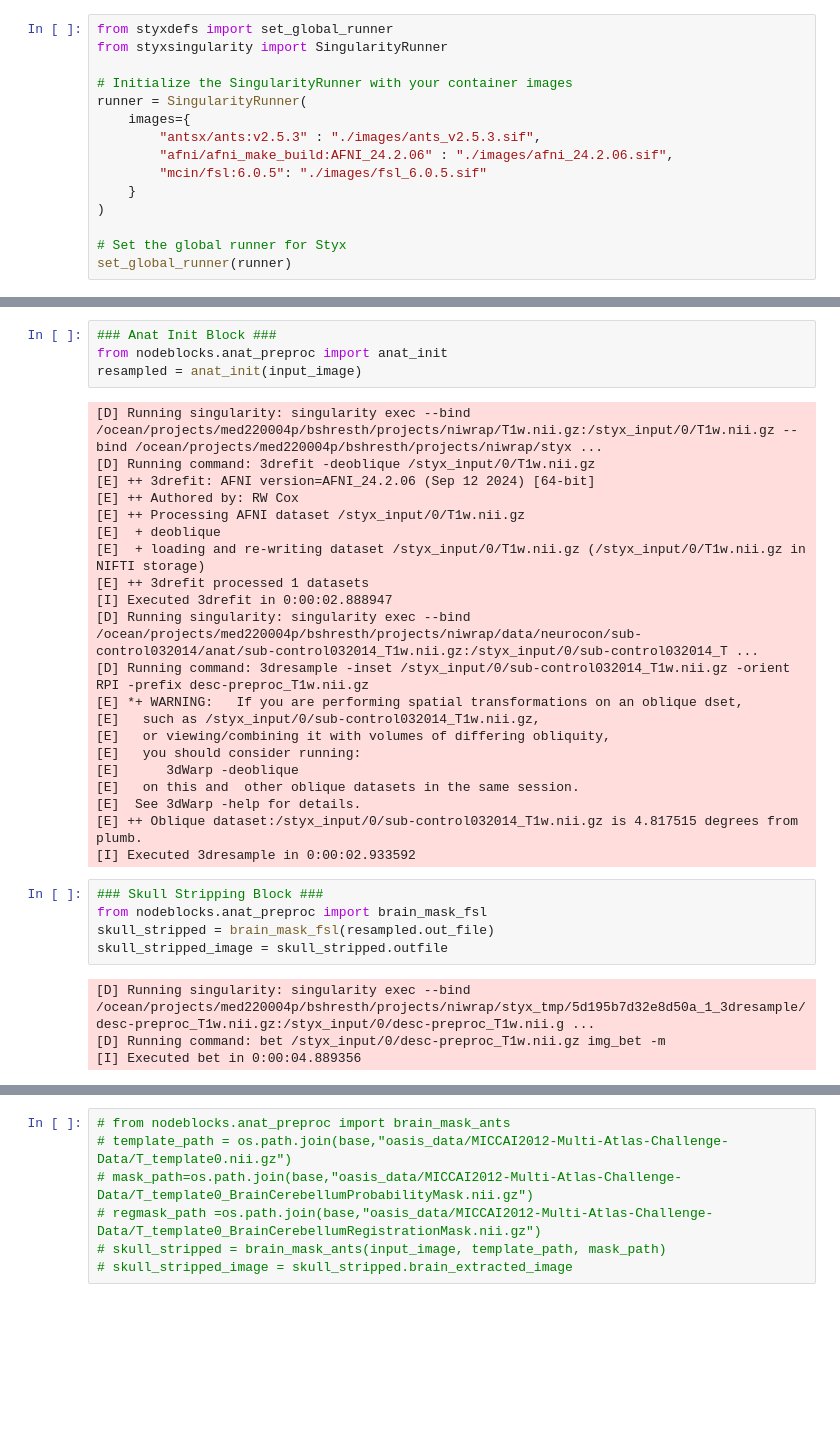
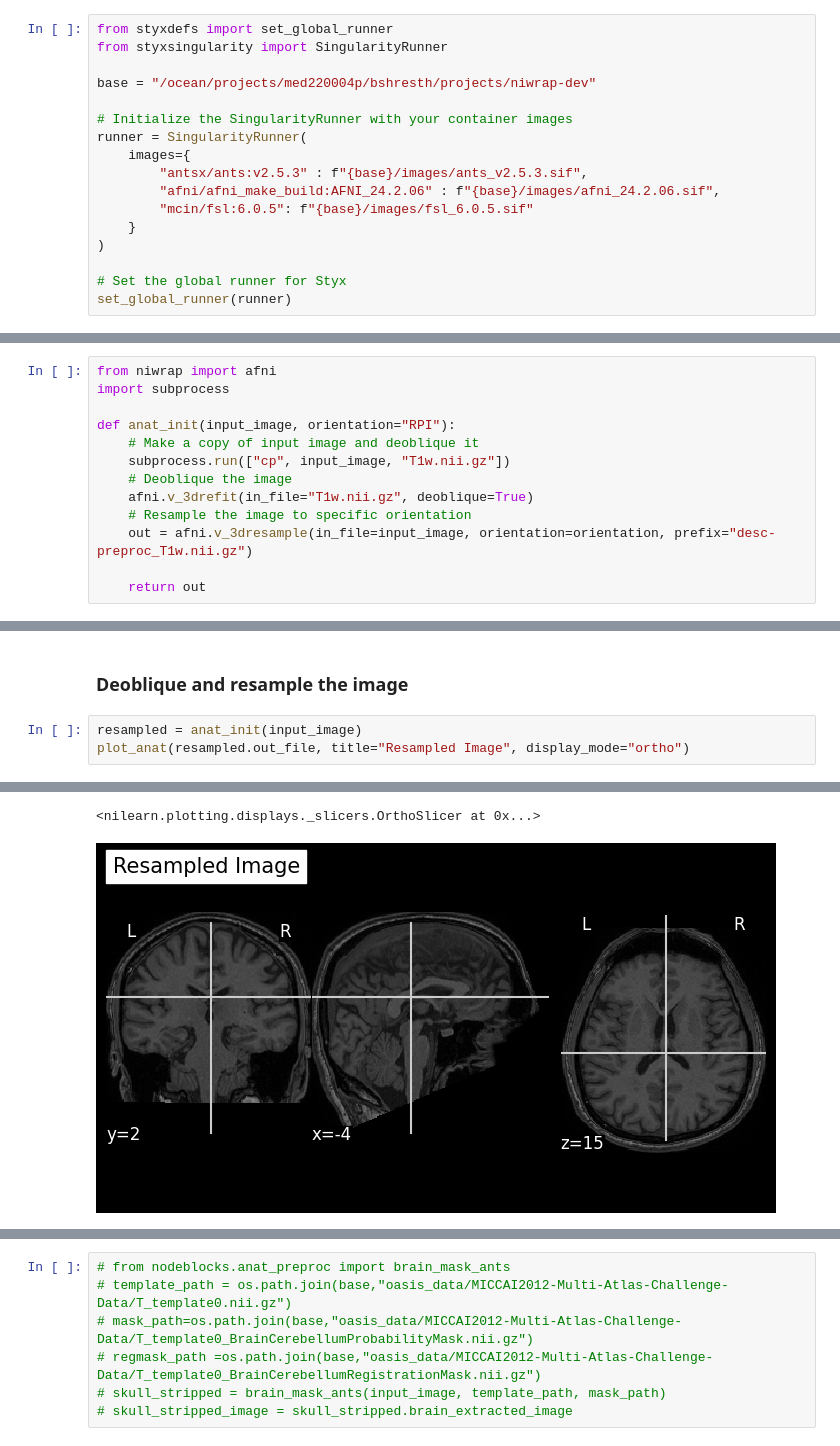
Before and after one commit to birajstha/niwarp-dev, a Jupyter notebook: nodeblocks/src/run_anat_pipeline.ipynb, the cells around one changed output, grey strips where cells are left out. Drawn from its saved outputs; the diff is of its cells as text; blank space fills up the shorter version.

```diff
--- a/nodeblocks/src/run_anat_pipeline.ipynb
+++ b/nodeblocks/src/run_anat_pipeline.ipynb
@@ -2,12 +34,14 @@
 from styxdefs import set_global_runner
 from styxsingularity import SingularityRunner
 
+base = "/ocean/projects/med220004p/bshresth/projects/niwrap-dev"
+
 # Initialize the SingularityRunner with your container images
 runner = SingularityRunner(
     images={
-        "antsx/ants:v2.5.3" : "./images/ants_v2.5.3.sif",
-        "afni/afni_make_build:AFNI_24.2.06" : "./images/afni_24.2.06.sif",
-        "mcin/fsl:6.0.5": "./images/fsl_6.0.5.sif"
+        "antsx/ants:v2.5.3" : f"{base}/images/ants_v2.5.3.sif",
+        "afni/afni_make_build:AFNI_24.2.06" : f"{base}/images/afni_24.2.06.sif",
+        "mcin/fsl:6.0.5": f"{base}/images/fsl_6.0.5.sif"
     }
 )
 
@@ -15,0 +52,13 @@ set_global_runner(runner)
+# %%
+from niwrap import afni
+import subprocess
+
+def anat_init(input_image, orientation="RPI"):
+    # Make a copy of input image and deoblique it
+    subprocess.run(["cp", input_image, "T1w.nii.gz"])
+    # Deoblique the image
+    afni.v_3drefit(in_file="T1w.nii.gz", deoblique=True)
+    # Resample the image to specific orientation
+    out = afni.v_3dresample(in_file=input_image, orientation=orientation, prefix="desc-preproc_T1w.nii.gz")
+
+    return out
@@ -26,34 +77,6 @@ Error:
-# %%
-### Anat Init Block ###
-from nodeblocks.anat_preproc import anat_init
-resampled = anat_init(input_image)
-# %% [output]
-[D] Running singularity: singularity exec --bind /ocean/projects/med220004p/bshresth/projects/niwrap/T1w.nii.gz:/styx_input/0/T1w.nii.gz --bind /ocean/projects/med220004p/bshresth/projects/niwrap/styx ...
-[D] Running command: 3drefit -deoblique /styx_input/0/T1w.nii.gz
-[E] ++ 3drefit: AFNI version=AFNI_24.2.06 (Sep 12 2024) [64-bit]
-[E] ++ Authored by: RW Cox
-[E] ++ Processing AFNI dataset /styx_input/0/T1w.nii.gz
-[E]  + deoblique
-[E]  + loading and re-writing dataset /styx_input/0/T1w.nii.gz (/styx_input/0/T1w.nii.gz in NIFTI storage)
-[E] ++ 3drefit processed 1 datasets
-[I] Executed 3drefit in 0:00:02.888947
-[D] Running singularity: singularity exec --bind /ocean/projects/med220004p/bshresth/projects/niwrap/data/neurocon/sub-control032014/anat/sub-control032014_T1w.nii.gz:/styx_input/0/sub-control032014_T ...
-[D] Running command: 3dresample -inset /styx_input/0/sub-control032014_T1w.nii.gz -orient RPI -prefix desc-preproc_T1w.nii.gz
-[E] *+ WARNING:   If you are performing spatial transformations on an oblique dset,
-[E]   such as /styx_input/0/sub-control032014_T1w.nii.gz,
-[E]   or viewing/combining it with volumes of differing obliquity,
-[E]   you should consider running:
-[E]      3dWarp -deoblique
-[E]   on this and  other oblique datasets in the same session.
-[E]  See 3dWarp -help for details.
-[E] ++ Oblique dataset:/styx_input/0/sub-control032014_T1w.nii.gz is 4.817515 degrees from plumb.
-[I] Executed 3dresample in 0:00:02.933592
-# %%
-### Skull Stripping Block ###
-from nodeblocks.anat_preproc import brain_mask_fsl
-skull_stripped = brain_mask_fsl(resampled.out_file)
-skull_stripped_image = skull_stripped.outfile
-# %% [output]
-[D] Running singularity: singularity exec --bind /ocean/projects/med220004p/bshresth/projects/niwrap/styx_tmp/5d195b7d32e8d50a_1_3dresample/desc-preproc_T1w.nii.gz:/styx_input/0/desc-preproc_T1w.nii.g ...
-[D] Running command: bet /styx_input/0/desc-preproc_T1w.nii.gz img_bet -m
-[I] Executed bet in 0:00:04.889356
+# %% [markdown]
+### Deoblique and resample the image
+# %%
+resampled = anat_init(input_image)
+plot_anat(resampled.out_file, title="Resampled Image", display_mode="ortho")
+# %% [output]
@@ -59,0 +103,2 @@ skull_stripped_image = skull_stripped.outfile
+<nilearn.plotting.displays._slicers.OrthoSlicer at 0x...>
+[figure, added]
```
Also changed, not shown: parts of 25 cells of this notebook, 1 other file.
